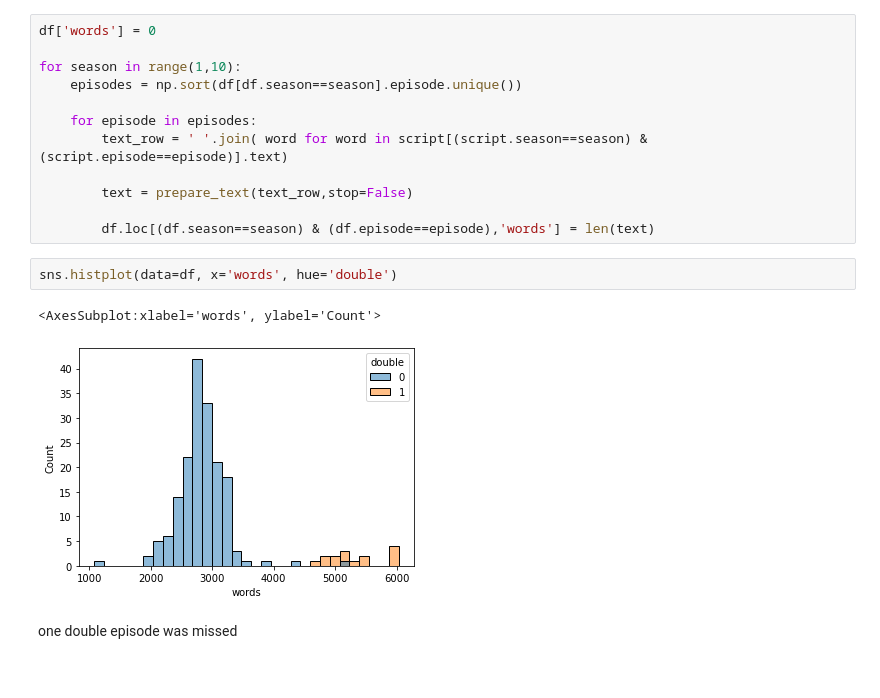
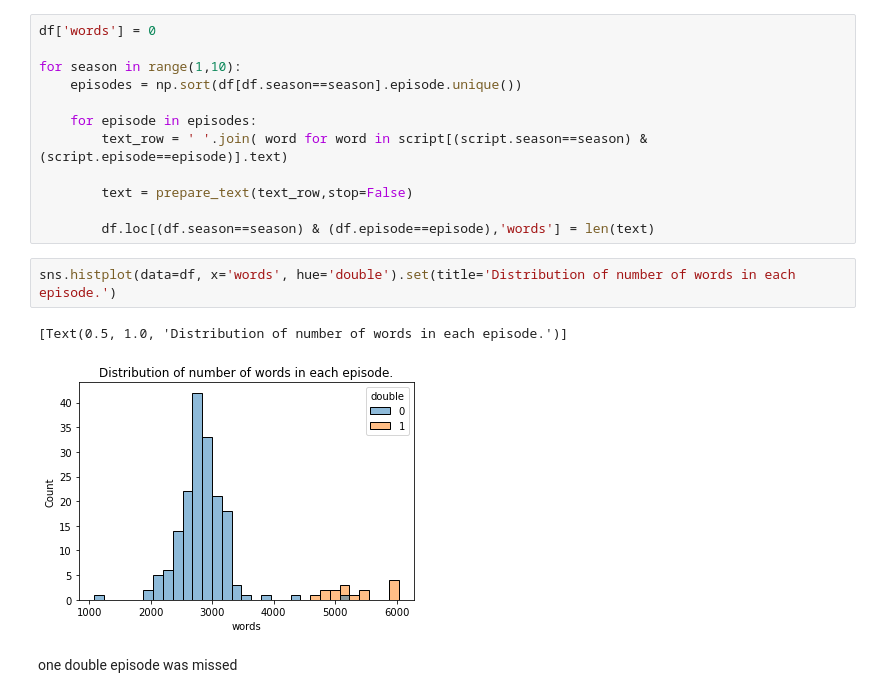
Before and after one commit to andronikova/the_office_data_analysis, a Jupyter notebook: FV.ipynb, the cells around one changed output. Saved outputs shown, nothing was run; the diff lists cells and outputs as text.

```diff
--- a/FV.ipynb
+++ b/FV.ipynb
@@ -660,10 +660,10 @@ for season in range(1,10):
 
         df.loc[(df.season==season) & (df.episode==episode),'words'] = len(text)
 # %%
-sns.histplot(data=df, x='words', hue='double')
+sns.histplot(data=df, x='words', hue='double').set(title='Distribution of number of words in each episode.')
 # %% [output]
-<AxesSubplot:xlabel='words', ylabel='Count'>
+[Text(0.5, 1.0, 'Distribution of number of words in each episode.')]
-[figure, old version]
+[figure, new version]
 # %% [markdown]
 one double episode was missed
 # %%
```
Also changed, not shown: parts of 114 cells of this notebook, 4 other files.
